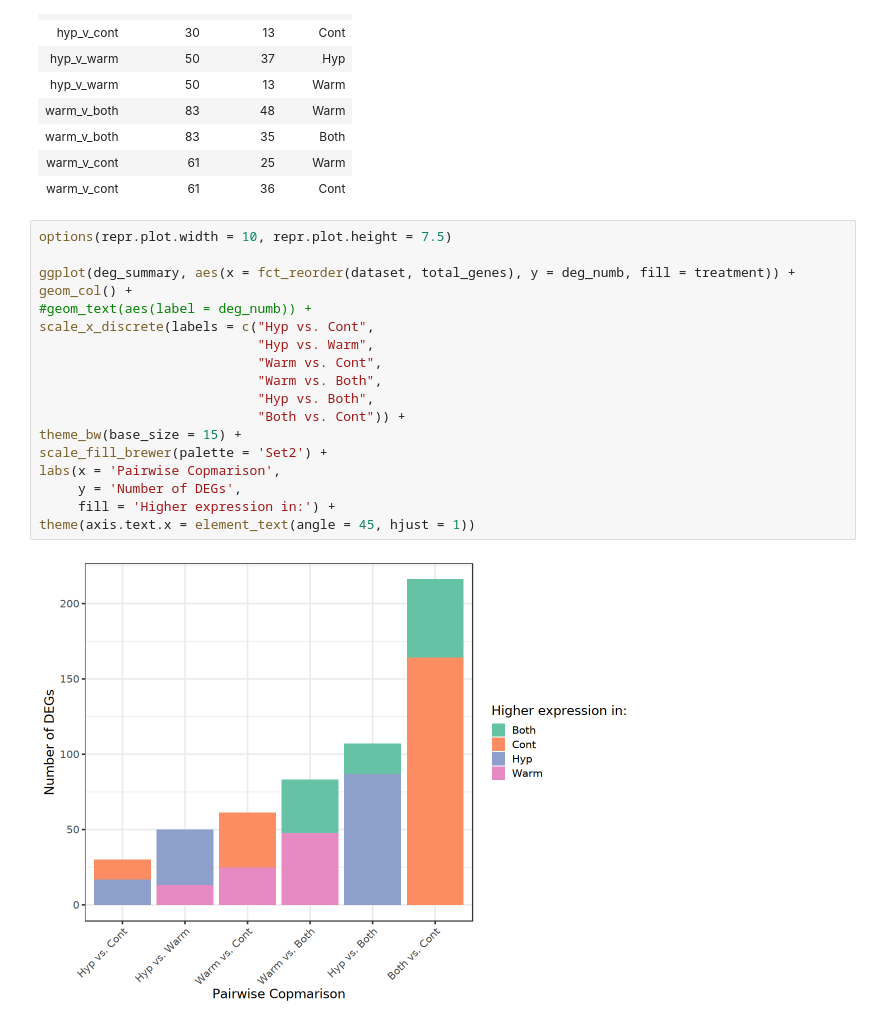
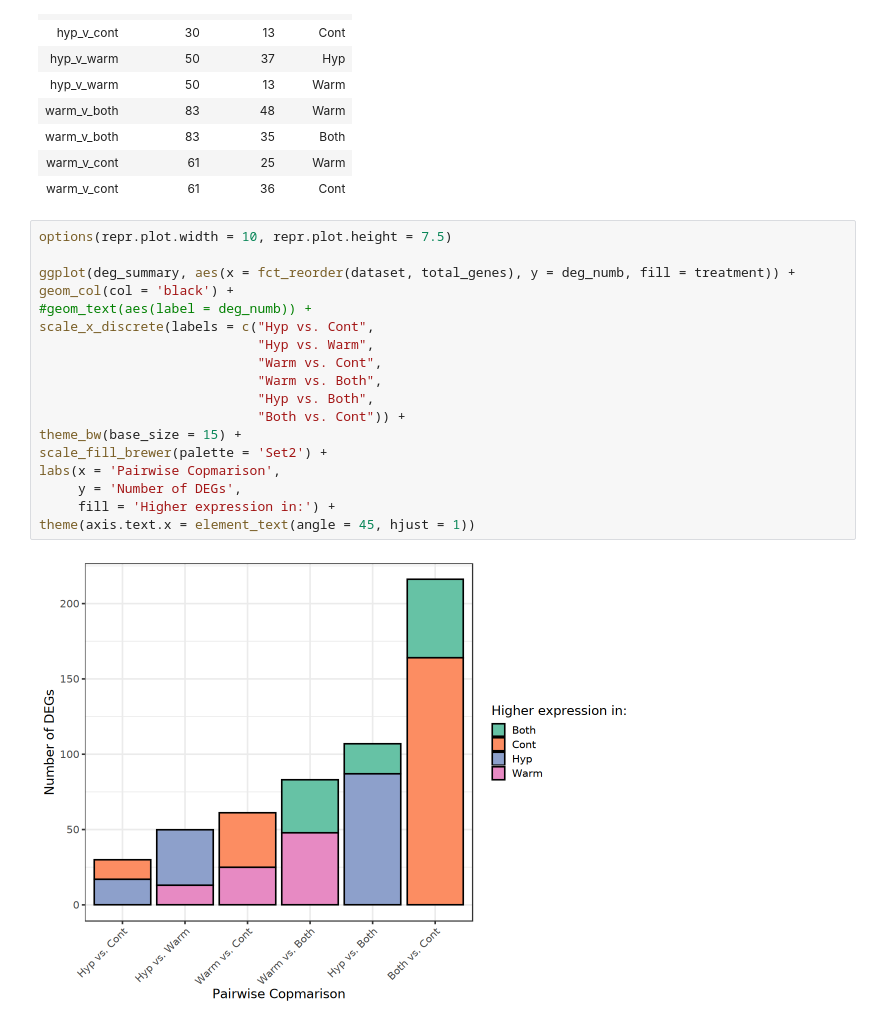
Before and after one commit to jgmcdonough/CE24_RNA-seq, a Jupyter notebook: analysis/diff_expression/phase1_v_phase1/venn_p1.v.p1.ipynb, the cells around one changed output. Saved outputs shown, nothing was run; the diff lists cells and outputs as text.

Commit message:
add black outline to geom col

```diff
--- a/analysis/diff_expression/phase1_v_phase1/venn_p1.v.p1.ipynb
+++ b/analysis/diff_expression/phase1_v_phase1/venn_p1.v.p1.ipynb
@@ -220,20 +220,20 @@ A tibble: 12 × 4
 # %%
 options(repr.plot.width = 10, repr.plot.height = 7.5)
 
 ggplot(deg_summary, aes(x = fct_reorder(dataset, total_genes), y = deg_numb, fill = treatment)) +
-geom_col() +
+geom_col(col = 'black') +
 #geom_text(aes(label = deg_numb)) +
 scale_x_discrete(labels = c("Hyp vs. Cont",
                             "Hyp vs. Warm",
                             "Warm vs. Cont",
                             "Warm vs. Both",
                             "Hyp vs. Both",
                             "Both vs. Cont")) +
 theme_bw(base_size = 15) +
 scale_fill_brewer(palette = 'Set2') +
 labs(x = 'Pairwise Copmarison',
      y = 'Number of DEGs',
      fill = 'Higher expression in:') +
 theme(axis.text.x = element_text(angle = 45, hjust = 1))
 # %% [output]
-[figure, old version]
+[figure, new version]
```
